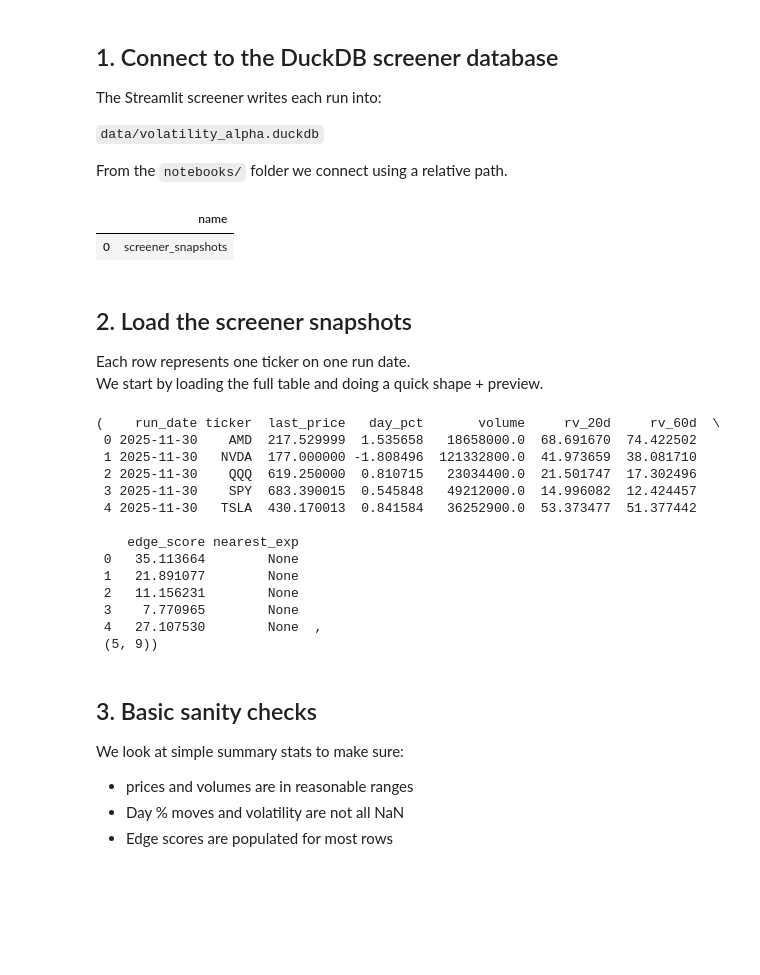
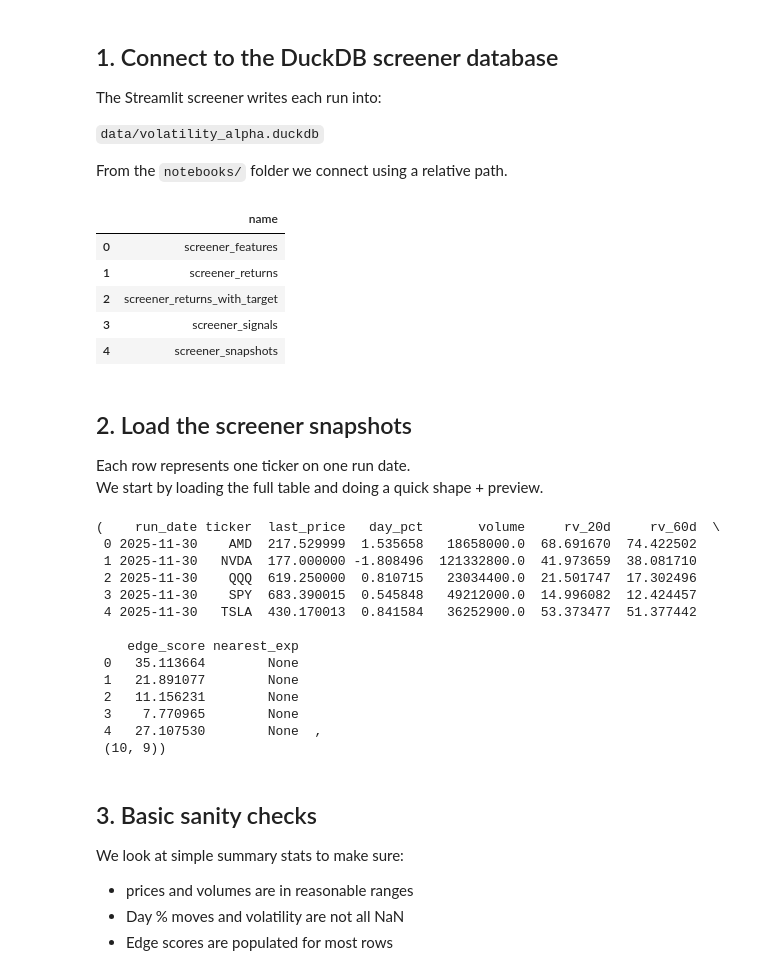
Before and after one commit to btheard3/volatility-alpha-engine, a Jupyter notebook: notebooks/01_eda_volatility_alpha.ipynb, the cells around one changed output. Saved outputs shown, nothing was run; the diff lists cells and outputs as text; code cells hidden in the pictures; blank space fills up the shorter version.

```diff
--- a/notebooks/01_eda_volatility_alpha.ipynb
+++ b/notebooks/01_eda_volatility_alpha.ipynb
@@ -33,19 +33,36 @@ The Streamlit screener writes each run into:
 From the `notebooks/` folder we connect using a relative path.
 # %%
 import duckdb
+from pathlib import Path
 import pandas as pd
 import matplotlib.pyplot as plt
 
+# Consistent chart size
 plt.rcParams["figure.figsize"] = (10, 6)
 
-# Connect to DuckDB file created by the Streamlit app
-con = duckdb.connect("../data/volatility_alpha.duckdb")
+# Path: notebooks/ -> .. -> data/volatility_alpha.duckdb
+DB_PATH = (Path.cwd().parent / "data" / "volatility_alpha.duckdb").as_posix()
 
-# Inspect available tables
+# --- Safe reconnect logic ---
+# If a DuckDB connection named `con` already exists, close it first
+if "con" in globals():
+    try:
+        con.close() # type: ignore
+    except Exception:
+        pass
+
+# Open a fresh connection
+con = duckdb.connect(DB_PATH)
+
+# Quick sanity check: list tables
 con.sql("SHOW TABLES;").df()
 # %% [output]
 |  | name |
-| 0 | screener_snapshots |
+| 0 | screener_features |
+| 1 | screener_returns |
+| 2 | screener_returns_with_target |
+| 3 | screener_signals |
+| 4 | screener_snapshots |
 # %% [markdown]
 ## 2. Load the screener snapshots
 
@@ -84,7 +101,7 @@ df.head(), df.shape
  2   11.156231        None
  3    7.770965        None
  4   27.107530        None  ,
- (5, 9))
+ (10, 9))
 # %% [markdown]
 ## 3. Basic sanity checks
 
```
Also changed, not shown: parts of 5 cells of this notebook, 2 other files.
